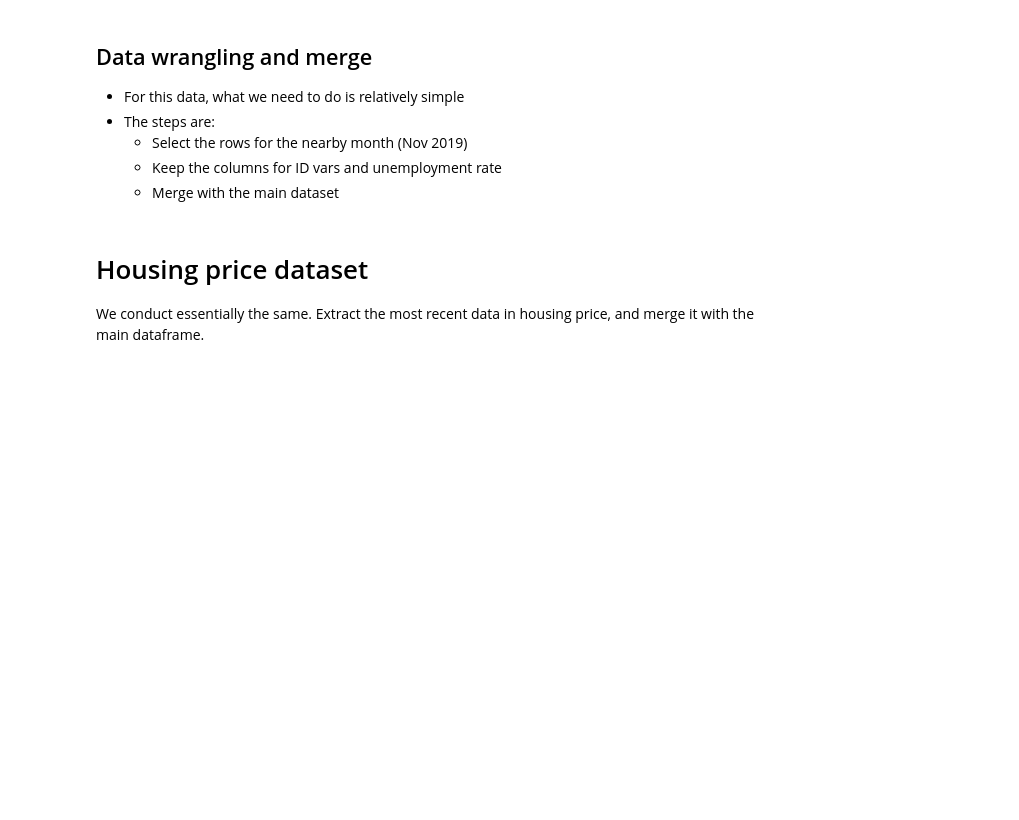
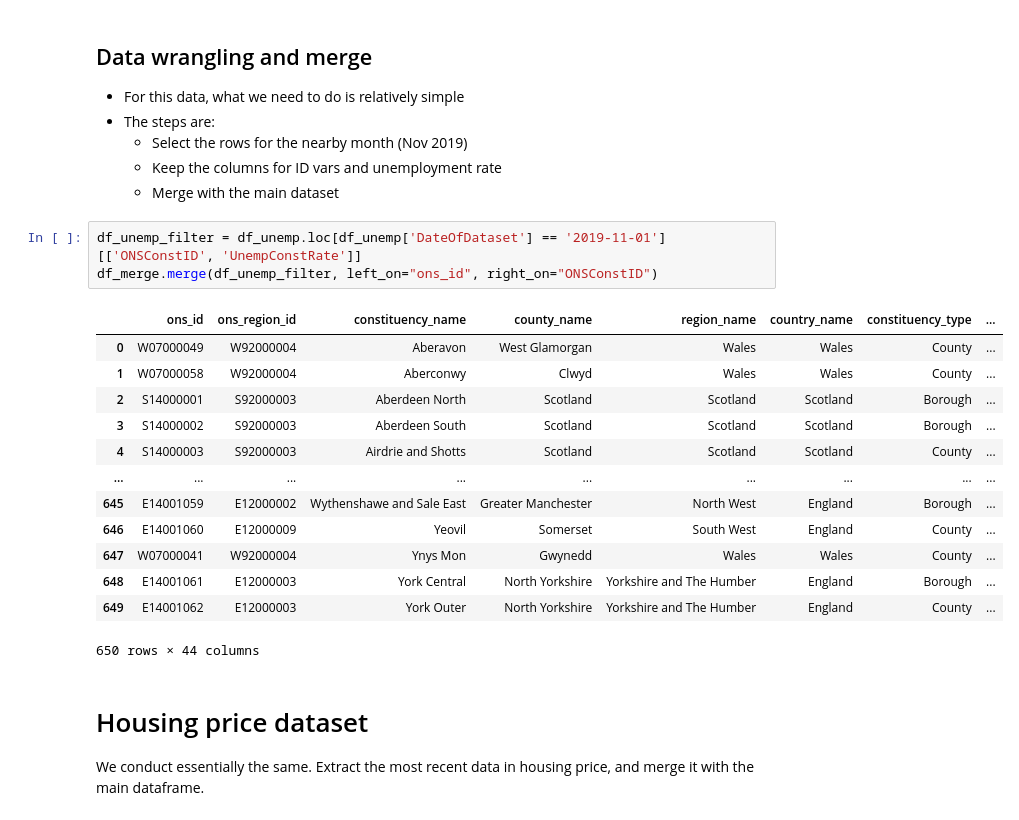
Before and after one commit to ab17254/GV918-Week04, a Jupyter notebook: Week_04_Class_Exercise_2.ipynb, the cells around one changed output. Drawn from its saved outputs; the diff is of its cells as text; blank space fills up the shorter version.

```diff
--- a/Week_04_Class_Exercise_2.ipynb
+++ b/Week_04_Class_Exercise_2.ipynb
@@ -69,6 +77,23 @@ df_unemp = pd.read_excel('/content/GV918-UK-politics-data/Data/Unemployment.xlsx
   - Select the rows for the nearby month (Nov 2019)
   - Keep the columns for ID vars and unemployment rate
   - Merge with the main dataset
+# %%
+df_unemp_filter = df_unemp.loc[df_unemp['DateOfDataset'] == '2019-11-01'][['ONSConstID', 'UnempConstRate']]
+df_merge.merge(df_unemp_filter, left_on="ons_id", right_on="ONSConstID")
+# %% [output]
+|  | ons_id | ons_region_id | constituency_name | county_name | region_name | country_name | constituency_type | ... |
+| 0 | W07000049 | W92000004 | Aberavon | West Glamorgan | Wales | Wales | County | ... |
+| 1 | W07000058 | W92000004 | Aberconwy | Clwyd | Wales | Wales | County | ... |
+| 2 | S14000001 | S92000003 | Aberdeen North | Scotland | Scotland | Scotland | Borough | ... |
+| 3 | S14000002 | S92000003 | Aberdeen South | Scotland | Scotland | Scotland | Borough | ... |
+| 4 | S14000003 | S92000003 | Airdrie and Shotts | Scotland | Scotland | Scotland | County | ... |
+| ... | ... | ... | ... | ... | ... | ... | ... | ... |
+| 645 | E14001059 | E12000002 | Wythenshawe and Sale East | Greater Manchester | North West | England | Borough | ... |
+| 646 | E14001060 | E12000009 | Yeovil | Somerset | South West | England | County | ... |
+| 647 | W07000041 | W92000004 | Ynys Mon | Gwynedd | Wales | Wales | County | ... |
+| 648 | E14001061 | E12000003 | York Central | North Yorkshire | Yorkshire and The Humber | England | Borough | ... |
+| 649 | E14001062 | E12000003 | York Outer | North Yorkshire | Yorkshire and The Humber | England | County | ... |
+650 rows × 44 columns
 # %% [markdown]
 # Housing price dataset
 
```
Also changed, not shown: parts of 5 cells of this notebook.
